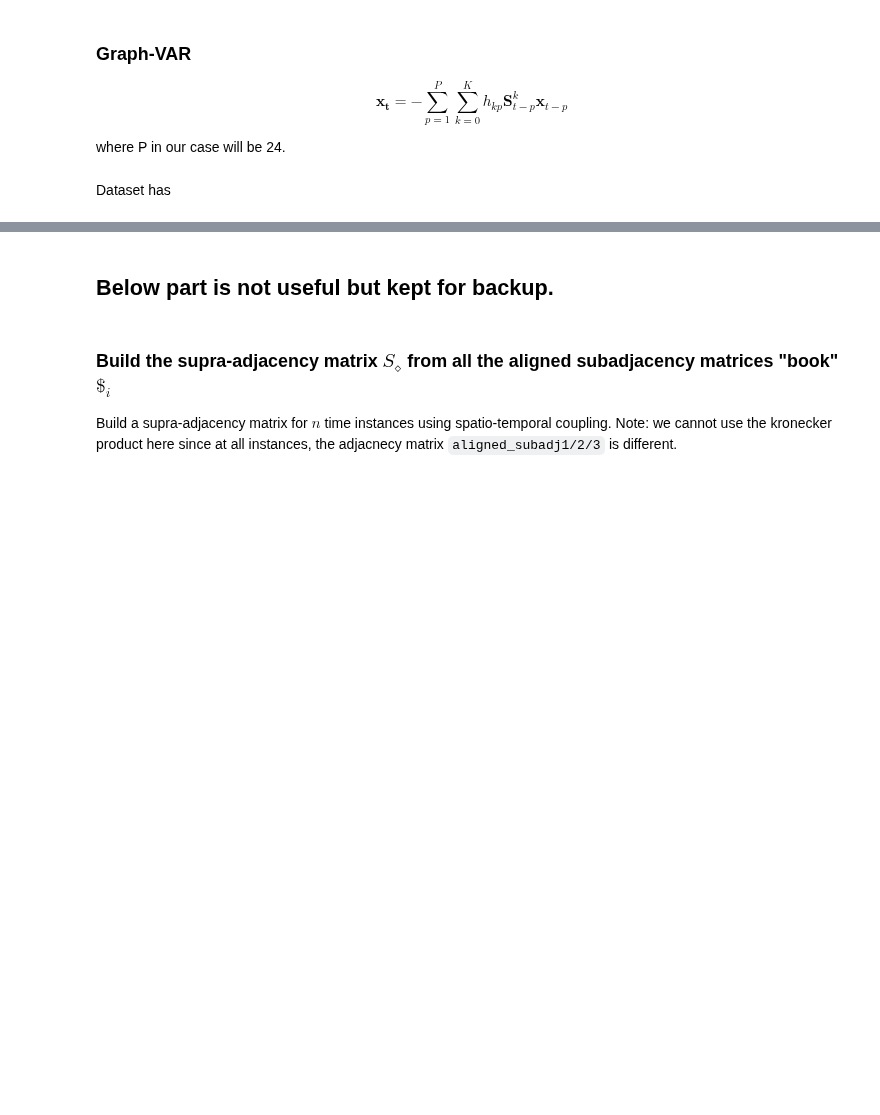
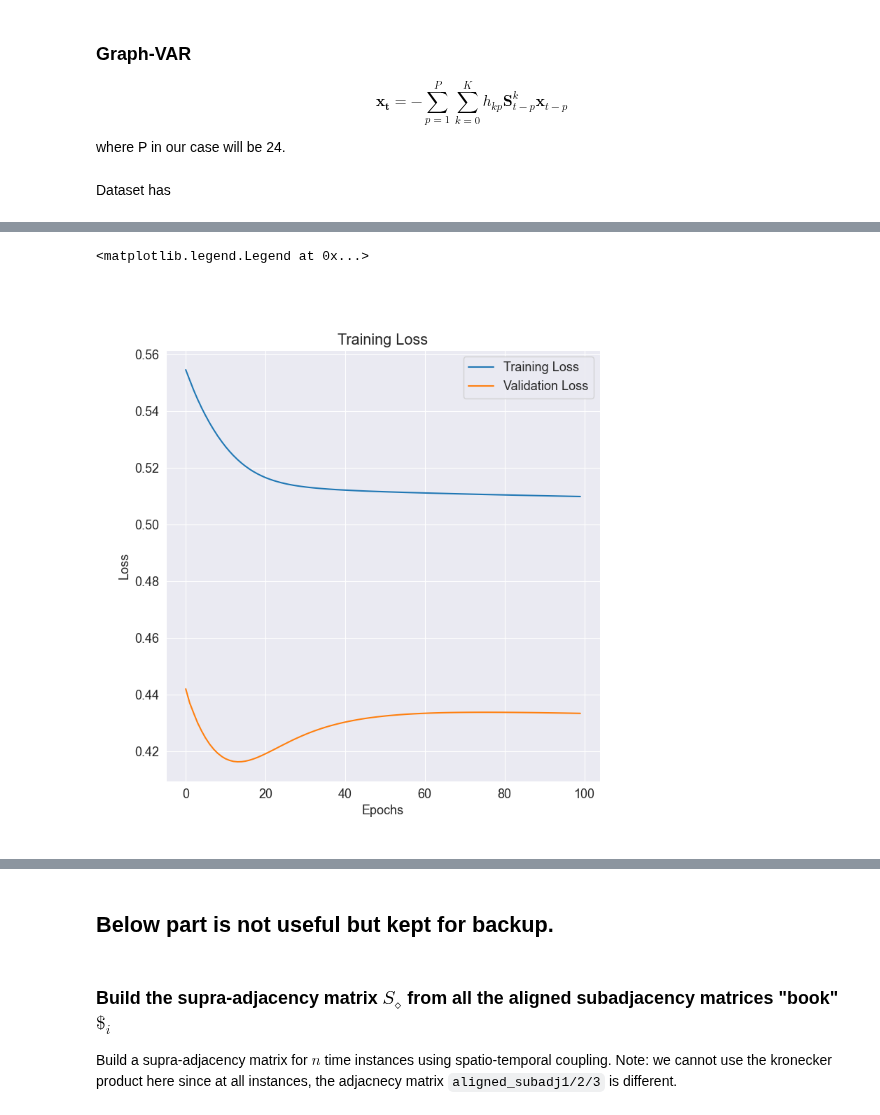
Before and after one commit to spetznick/ml4gd-project-group-3, a Jupyter notebook: Dynamic Graph Forecasting.ipynb, the cells around one changed output, grey strips where cells are left out. Saved outputs shown, nothing was run; the diff lists cells and outputs as text; code cells hidden in the pictures; blank space fills up the shorter version.

```diff
--- a/Dynamic Graph Forecasting.ipynb
+++ b/Dynamic Graph Forecasting.ipynb
@@ -295,9 +340,9 @@ def get_aligned_adj_book(subadj_book, node_feat_book, actnod_book, all_nodes):
 df = pd.DataFrame({
     'DateTime': pd.date_range(start='2012-01-01 00:00:00', end='2013-12-31 23:00:00', freq='1h')
 })
-train_months=21
-test_months=3
-batch_size=128
+train_months=2
+test_months=1
+batch_size=48
 overlap_months=0
 train_test_blocks=blocked_cross_validation_idx(df,train_months,test_months,overlap_months)[0]
 batch_windows=get_train_batch_blocks(train_test_blocks[0],train_test_blocks[1],batch_size=batch_size)
@@ -470,6 +450,7 @@ class TemporalGCNLayer(MessagePassing):
         # self.linear = nn.Linear(in_channels, out_channels)
         self.h = nn.Parameter(torch.Tensor(K+1, P)) # depends on the order of filter and P
         self.reset_parameters() # initialize parameters
+        self.m = nn.ReLU()
 
     def reset_parameters(self):
         #nn.init.xavier_uniform_(self.linear.weight) # initialize the weight of the linear layer
@@ -478,23 +459,23 @@ class TemporalGCNLayer(MessagePassing):
 
     def forward(self, dataset) -> Tensor:
         # keys of the given dataset as tensor
-        indices = torch.Tensor(list(dataset.get_full_data().keys())).int()
+        indices = torch.Tensor(list(dataset.keys())).int()
         batch_size = len(indices) # 128
         first_idx = indices[0].item() # since it is a tensor
 
         # Intialize output tensor # (428, 104)
-        out = torch.zeros(dataset.get_time_instance(first_idx).x.shape[0], batch_size - self.P).to(device)
+        out = torch.zeros(dataset[first_idx].x.shape[0], batch_size - self.P).to(device)
 
         # Cache adjacency matrices and feature matrices
         adj_matrices = []
         x_t_matrices = []
 
         for i in range(first_idx, first_idx + batch_size):
-            edge_index = dataset.get_time_instance(i).edge_index.long().to(device)
-            edge_weight = dataset.get_time_instance(i).edge_weight.to(device)
+            edge_index = dataset[i].edge_index.long().to(device)
+            edge_weight = dataset[i].edge_weight.to(device)
             adj_sparse_tensor = SparseTensor(row = edge_index[0], col = edge_index[1], value = edge_weight)
             adj_matrices.append(adj_sparse_tensor)
-            x_t_matrices.append(dataset.get_time_instance(i).x.to(device))
+            x_t_matrices.append(dataset[i].x.to(device))
 
         # Compute the output using cached matrices
         for i_p in range(batch_size - self.P):
@@ -510,7 +491,8 @@ class TemporalGCNLayer(MessagePassing):
                     out_kp += h_kp * self.propagate(adj_sparse_tensor, x = x_t_minus_p, k = k)
 
             out[:, i_p] = out_kp.view(-1)
-        return out
+
+        return self.m(out)
 
     def propagate(self, adj_sparse_tensor, x = None, k = 1):
         x_out = x
@@ -530,9 +512,9 @@ class TemporalGCN(nn.Module):
 in_channels = 1 # 1 feature
 out_channels = 1 # 1 feature
 K = 2 # order of polynomial filter
-P = 24
+P = 24 # window size
 model = TemporalGCN(in_channels, out_channels, K, P).to(device)
-optimizer = torch.optim.Adam(model.parameters(), lr = 0.1)
+optimizer = torch.optim.Adam(model.parameters(), lr = 0.01)
 criterion = nn.MSELoss()
 # %%
 # count the number of parameters to verify
@@ -560,2 +562,7 @@ def get_target(window_idx, all_nodes, P):
+# %%
+test_batch_windows = get_train_batch_blocks(train_test_blocks[2],train_test_blocks[3], batch_size = batch_size)
+test_dataset = TemporalGraphDataset(adjacency_matrix, df_agg)
+for b, window_idx in enumerate(test_batch_windows):
+    test_dataset.add_batch_instance(window_idx, b)
 # %%
 # Training Loop
@@ -629,0 +626,11 @@ KeyboardInterrupt
+# %%
+fig, ax = plt.subplots()
+ax.plot(train_losses, label='Training Loss')
+ax.plot(test_losses, label='Validation Loss')
+ax.set_xlabel('Epochs')
+ax.set_ylabel('Loss')
+ax.set_title('Training Loss')
+ax.legend()
+# %% [output]
+<matplotlib.legend.Legend at 0x...>
+[figure, added]
```
Also changed, not shown: parts of 21 cells of this notebook, 1 other file.
